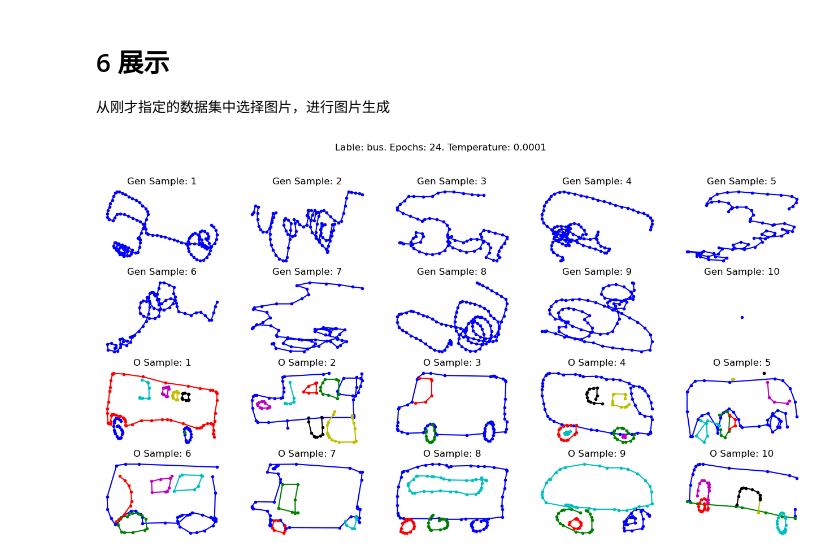
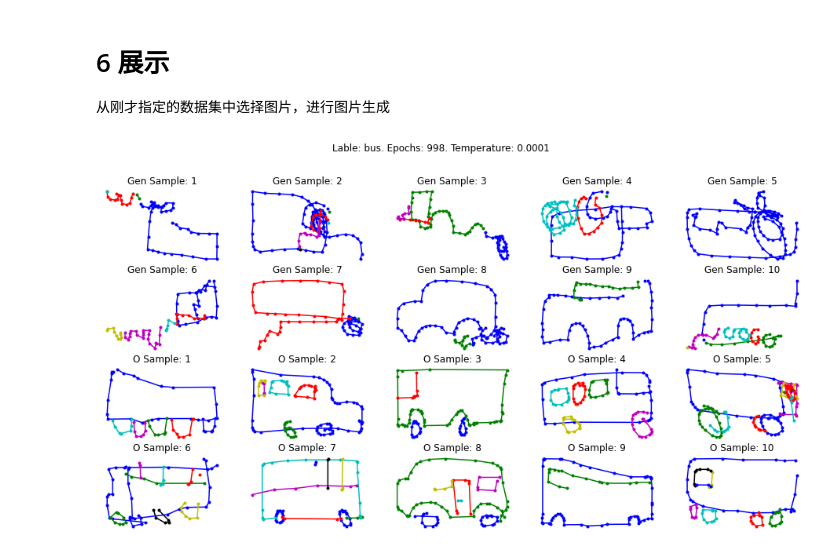
Before and after one commit to CoEric0/LJ_ai_task, a Jupyter notebook: final/SketchRNN.ipynb, the cells around one changed output. Drawn from its saved outputs; the diff is of its cells as text; code cells hidden in the pictures.

```diff
--- a/final/SketchRNN.ipynb
+++ b/final/SketchRNN.ipynb
@@ -17,7 +17,7 @@ class Config():
         self.data_lable = 'bus'
         self.data_path = './sketch_datas/'
         self.data_labels_list = ['ambulance','apple','bear','bicycle','bird','bus','cat','foot','owl','pig']
-        self.data_max = 400 # 每个类别的最大数据量,节省训练时间
+        self.data_max = 15000 # 每个类别的最大数据量,节省训练时间
         # self.full_length = 256 # 一条数据的完整长度
         self.N_max = 0 # 一条数据的最大长度，可修改
         self.lengths = [] # 一条数据的实际长度，可修改
@@ -42,7 +42,7 @@ class Config():
         self.grad_clip = 1.0 # 梯度裁剪
         self.batch_size = 100
         self.lr = 0.001
-        self.epoch = 30 # 本次训练的epoch
+        self.epoch = 500 # 本次训练的epoch
         self.W_kl = 1 # kl损失的权重
         self.temperature = 0.0001 #温度参数
 
@@ -649,8 +649,8 @@ config.mode = 'train'
 my_model = model(config)
 
 # 一些参数调整，根据实际情况选择
-# config.continue_train = True
-# config.last_train_epoch = 53
+config.continue_train = True
+config.last_train_epoch = 499
 if config.continue_train:
     my_model.encoder.load_state_dict(torch.load(f"./saved_model/trained_SRNN_{config.data_lable}_epoch{config.last_train_epoch}_encoder.pth", map_location=config.device))
     my_model.decoder.load_state_dict(torch.load(f"./saved_model/trained_SRNN_{config.data_lable}_epoch{config.last_train_epoch}_decoder.pth", map_location=config.device))
@@ -682,12 +677,12 @@ executing.executing.NotOneValueFound: Expected one value, found 0
 从刚才指定的数据集中选择图片，进行图片生成
 # %%
 config.mode = 'test'
-config.test_epoch = 24 # 根据实际情况选择
+config.test_epoch = 998 # 根据实际情况选择
 test_model = model(config)
 
 test_model.encoder.load_state_dict(torch.load(f"./saved_model/trained_SRNN_{config.data_lable}_epoch{config.test_epoch}_encoder.pth", map_location=config.device))
 test_model.decoder.load_state_dict(torch.load(f"./saved_model/trained_SRNN_{config.data_lable}_epoch{config.test_epoch}_decoder.pth", map_location=config.device))
 
 test_model.test(config, test_data, epoch_now = config.test_epoch)
 # %% [output]
-[figure, old version]
+[figure, new version]
```
Also changed, not shown: parts of 2 cells of this notebook.
